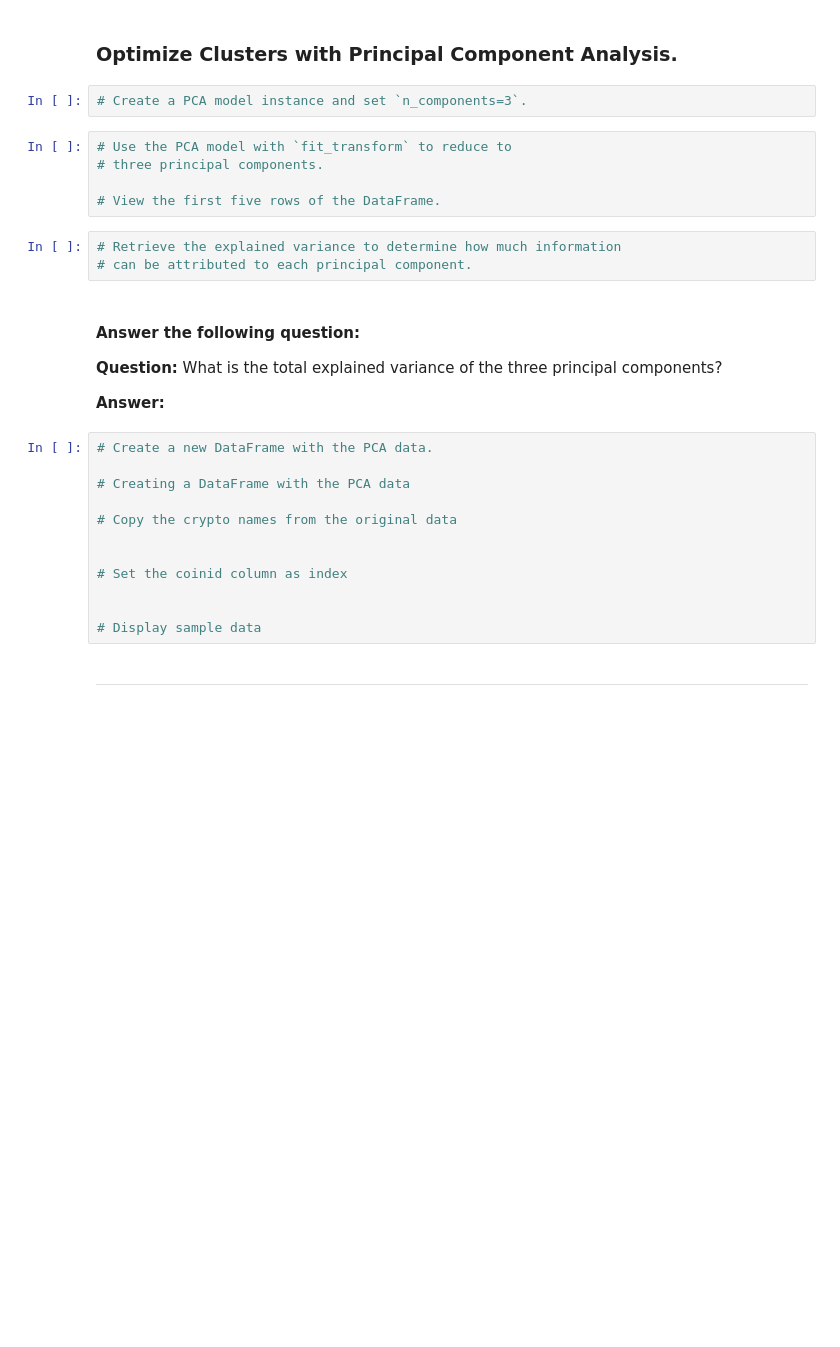
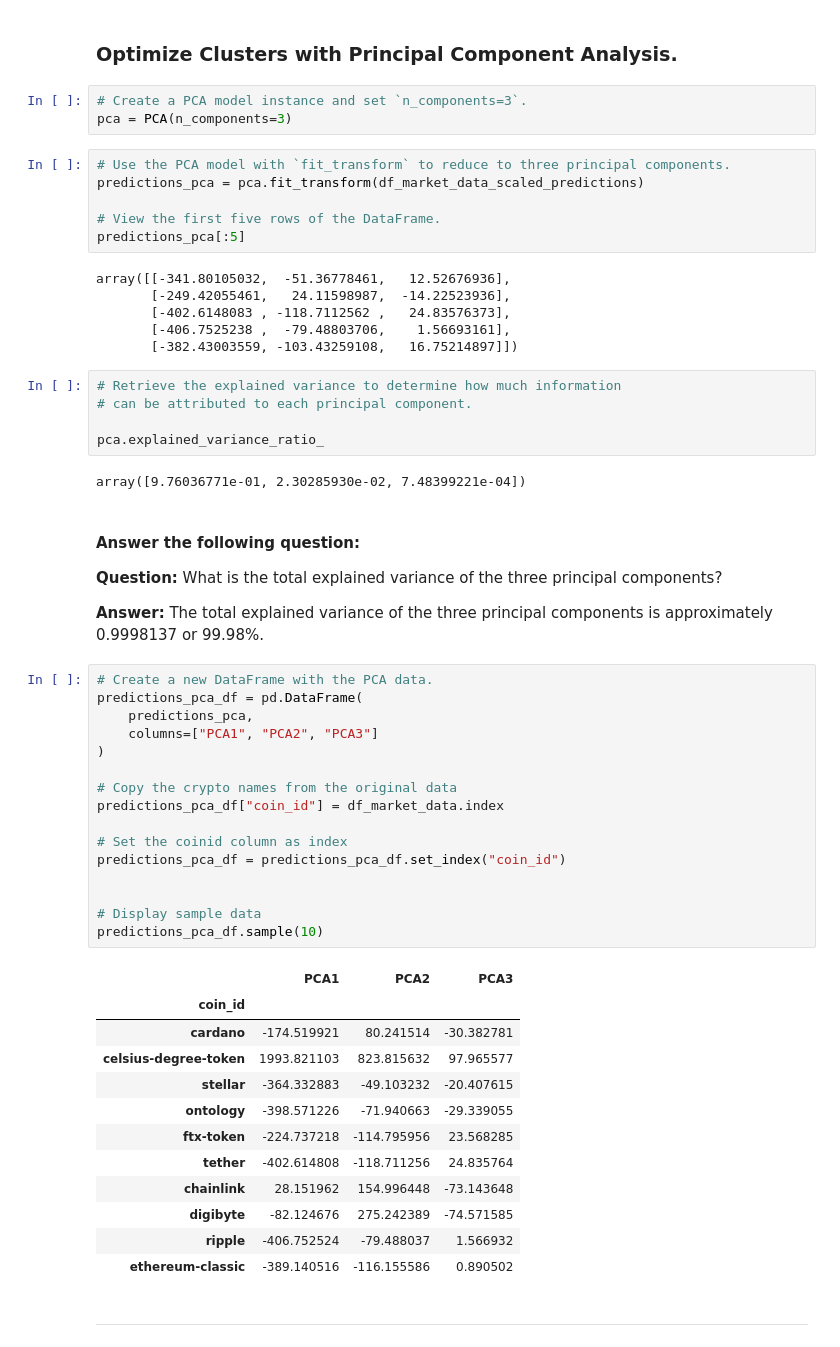
Before and after one commit to meltonme/Crypto-Market-Data, a Jupyter notebook: Crypto_Clustering_starter_code.ipynb, the cells around one changed output. Saved outputs shown, nothing was run; the diff lists cells and outputs as text; blank space fills up the shorter version.

```diff
--- a/Crypto_Clustering_starter_code.ipynb
+++ b/Crypto_Clustering_starter_code.ipynb
@@ -132,32 +218,61 @@ crypto_data_scaled= StandardScaler().fit_transform(
 ### Optimize Clusters with Principal Component Analysis.
 # %%
 # Create a PCA model instance and set `n_components=3`.
+pca = PCA(n_components=3)
 # %%
-# Use the PCA model with `fit_transform` to reduce to
-# three principal components.
+# Use the PCA model with `fit_transform` to reduce to three principal components.
+predictions_pca = pca.fit_transform(df_market_data_scaled_predictions)
 
 # View the first five rows of the DataFrame.
+predictions_pca[:5]
+# %% [output]
+array([[-341.80105032,  -51.36778461,   12.52676936],
+       [-249.42055461,   24.11598987,  -14.22523936],
+       [-402.6148083 , -118.7112562 ,   24.83576373],
+       [-406.7525238 ,  -79.48803706,    1.56693161],
+       [-382.43003559, -103.43259108,   16.75214897]])
 # %%
 # Retrieve the explained variance to determine how much information
 # can be attributed to each principal component.
+
+pca.explained_variance_ratio_
+# %% [output]
+array([9.76036771e-01, 2.30285930e-02, 7.48399221e-04])
 # %% [markdown]
 #### Answer the following question:
 
 **Question:** What is the total explained variance of the three principal components?
 
-**Answer:**
+**Answer:** The total explained variance of the three principal components is approximately 0.9998137 or 99.98%.
 # %%
 # Create a new DataFrame with the PCA data.
-
-# Creating a DataFrame with the PCA data
+predictions_pca_df = pd.DataFrame(
+    predictions_pca,
+    columns=["PCA1", "PCA2", "PCA3"]
+)
 
 # Copy the crypto names from the original data
-
+predictions_pca_df["coin_id"] = df_market_data.index
 
 # Set the coinid column as index
+predictions_pca_df = predictions_pca_df.set_index("coin_id")
 
 
 # Display sample data
+predictions_pca_df.sample(10)
+# %% [output]
+|  | PCA1 | PCA2 | PCA3 |
+| coin_id |  |  |  |
+| cardano | -174.519921 | 80.241514 | -30.382781 |
+| celsius-degree-token | 1993.821103 | 823.815632 | 97.965577 |
+| stellar | -364.332883 | -49.103232 | -20.407615 |
+| ontology | -398.571226 | -71.940663 | -29.339055 |
+| ftx-token | -224.737218 | -114.795956 | 23.568285 |
+| tether | -402.614808 | -118.711256 | 24.835764 |
+| chainlink | 28.151962 | 154.996448 | -73.143648 |
+| digibyte | -82.124676 | 275.242389 | -74.571585 |
+| ripple | -406.752524 | -79.488037 | 1.566932 |
+| ethereum-classic | -389.140516 | -116.155586 | 0.890502 |
 # %% [markdown]
 ---
 # %% [markdown]
```
Also changed, not shown: parts of 29 cells of this notebook.
